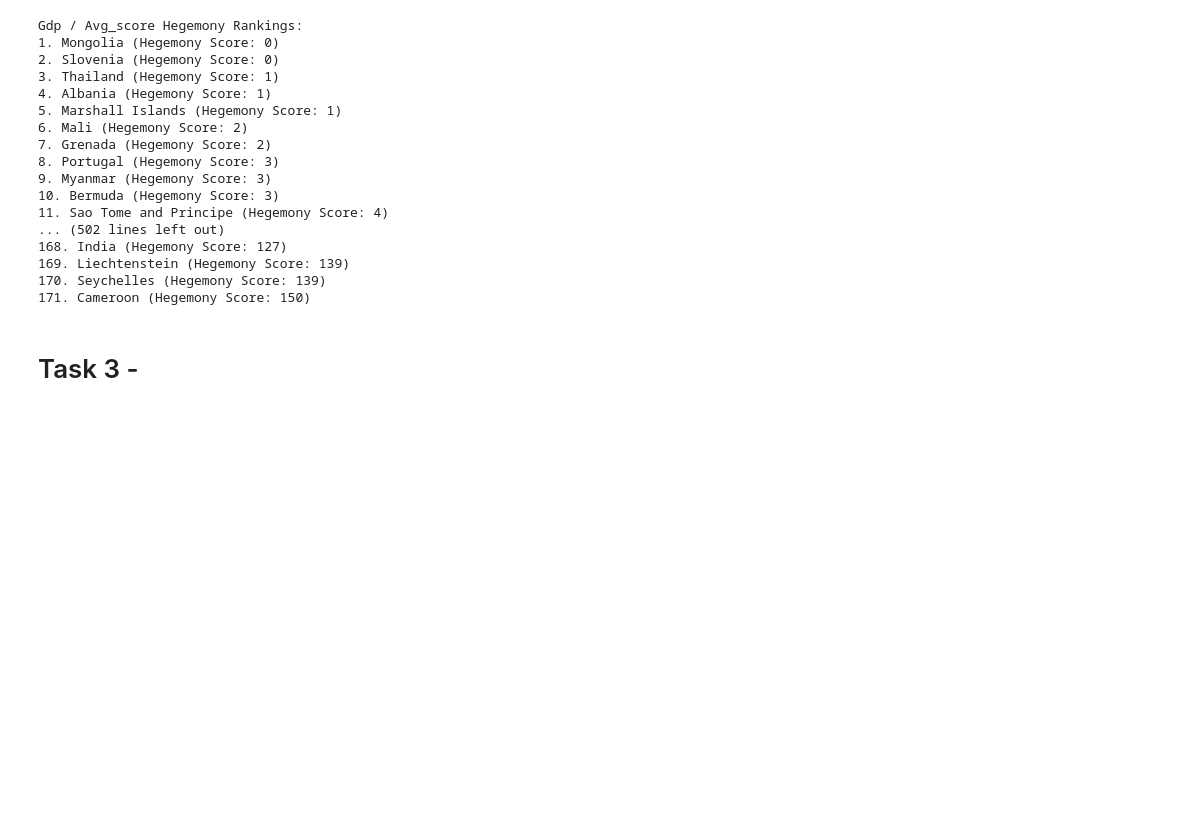
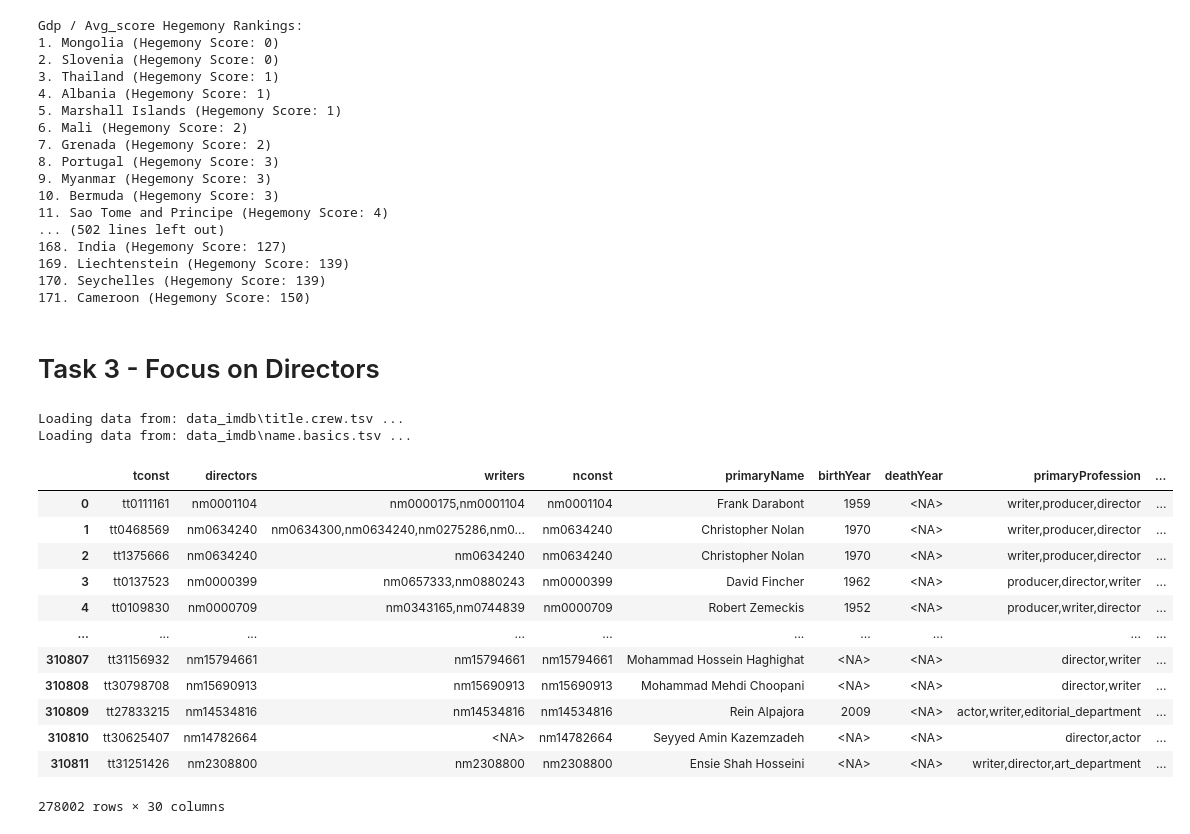
Before and after one commit to Konrad57/Imdb_Film_Ranking, a Jupyter notebook: analysis.ipynb, the cells around one changed output. Drawn from its saved outputs; the diff is of its cells as text; code cells hidden in the pictures; blank space fills up the shorter version.

Commit message:
task 3

```diff
--- a/analysis.ipynb
+++ b/analysis.ipynb
@@ -258,4 +259,29 @@ Gdp / Avg_score Hegemony Rankings:
 170. Seychelles (Hegemony Score: 139)
 171. Cameroon (Hegemony Score: 150)
 # %% [markdown]
-# Task 3 -
+# Task 3 - Focus on Directors
+# %%
+data_dir = 'data_imdb'
+
+crew = clean_data(load_data(os.path.join(data_dir, 'title.crew.tsv')))
+names = clean_data(load_data(os.path.join(data_dir, 'name.basics.tsv')))
+# %% [output]
+Loading data from: data_imdb\title.crew.tsv ...
+Loading data from: data_imdb\name.basics.tsv ...
+# %%
+movies_directors_df = prepare_movies_directors(crew, names, movies_df)
+movies_directors_df
+# %% [output]
+|  | tconst | directors | writers | nconst | primaryName | birthYear | deathYear | primaryProfession | ... |
+| 0 | tt0111161 | nm0001104 | nm0000175,nm0001104 | nm0001104 | Frank Darabont | 1959 | <NA> | writer,producer,director | ... |
+| 1 | tt0468569 | nm0634240 | nm0634300,nm0634240,nm0275286,nm0... | nm0634240 | Christopher Nolan | 1970 | <NA> | writer,producer,director | ... |
+| 2 | tt1375666 | nm0634240 | nm0634240 | nm0634240 | Christopher Nolan | 1970 | <NA> | writer,producer,director | ... |
+| 3 | tt0137523 | nm0000399 | nm0657333,nm0880243 | nm0000399 | David Fincher | 1962 | <NA> | producer,director,writer | ... |
+| 4 | tt0109830 | nm0000709 | nm0343165,nm0744839 | nm0000709 | Robert Zemeckis | 1952 | <NA> | producer,writer,director | ... |
+| ... | ... | ... | ... | ... | ... | ... | ... | ... | ... |
+| 310807 | tt31156932 | nm15794661 | nm15794661 | nm15794661 | Mohammad Hossein Haghighat | <NA> | <NA> | director,writer | ... |
+| 310808 | tt30798708 | nm15690913 | nm15690913 | nm15690913 | Mohammad Mehdi Choopani | <NA> | <NA> | director,writer | ... |
+| 310809 | tt27833215 | nm14534816 | nm14534816 | nm14534816 | Rein Alpajora | 2009 | <NA> | actor,writer,editorial_department | ... |
+| 310810 | tt30625407 | nm14782664 | <NA> | nm14782664 | Seyyed Amin Kazemzadeh | <NA> | <NA> | director,actor | ... |
+| 310811 | tt31251426 | nm2308800 | nm2308800 | nm2308800 | Ensie Shah Hosseini | <NA> | <NA> | writer,director,art_department | ... |
+278002 rows × 30 columns
```
Also changed, not shown: parts of 7 cells of this notebook, 1 other file.
